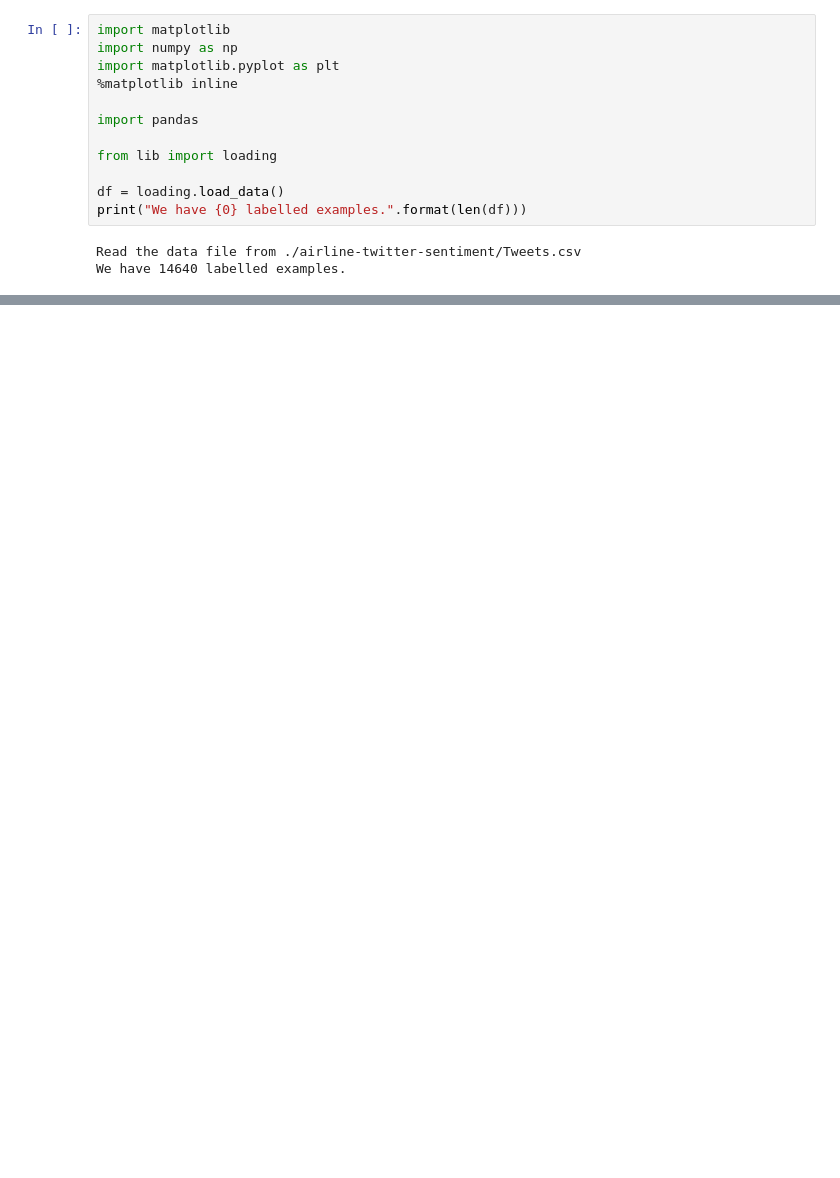
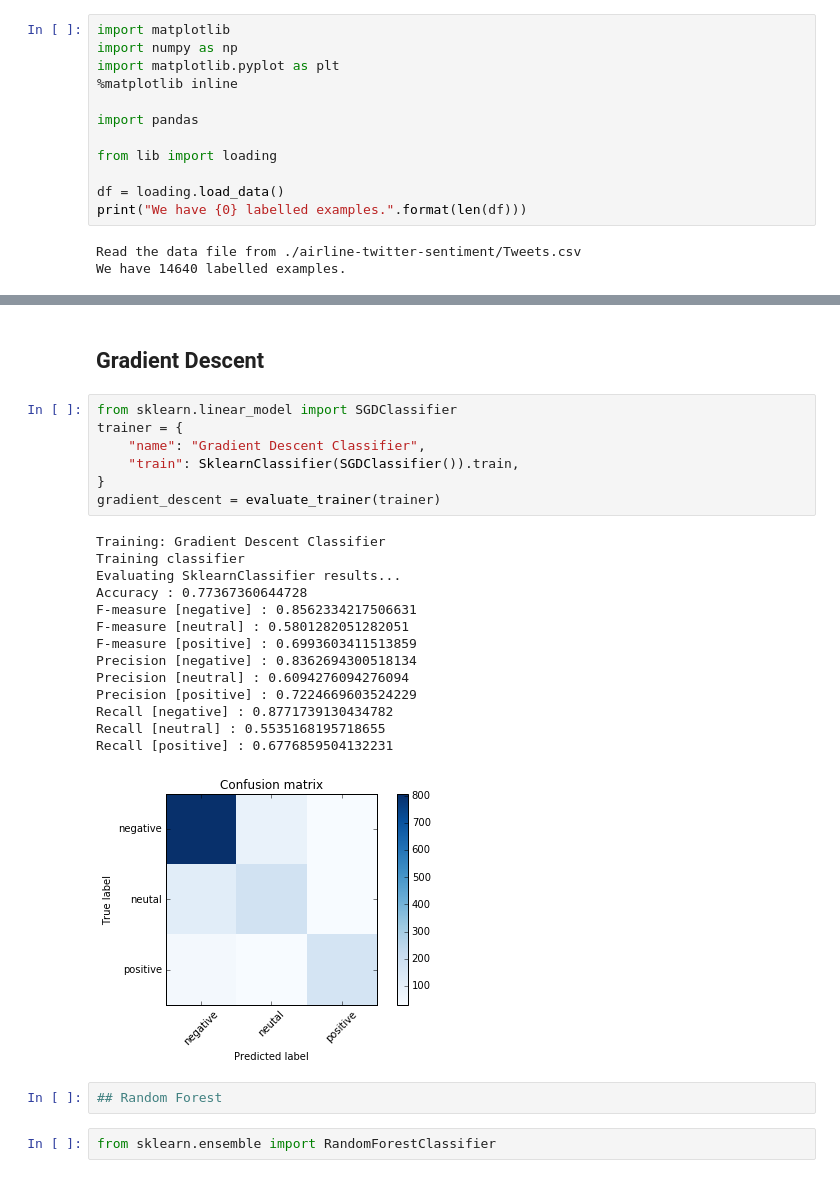
Before and after one commit to vlad-doru/master, a Jupyter notebook: TM/ML Approaches.ipynb, the cells around one changed output, grey strips where cells are left out. Saved outputs shown, nothing was run; the diff lists cells and outputs as text; blank space fills up the shorter version.

```diff
--- a/TM/ML Approaches.ipynb
+++ b/TM/ML Approaches.ipynb
@@ -76,0 +126,28 @@ plot_confusion_matrix(cm)
+# %% [markdown]
+## Gradient Descent
+# %%
+from sklearn.linear_model import SGDClassifier
+trainer = {
+    "name": "Gradient Descent Classifier",
+    "train": SklearnClassifier(SGDClassifier()).train,
+}
+gradient_descent = evaluate_trainer(trainer)
+# %% [output]
+Training: Gradient Descent Classifier
+Training classifier
+Evaluating SklearnClassifier results...
+Accuracy : 0.77367360644728
+F-measure [negative] : 0.8562334217506631
+F-measure [neutral] : 0.5801282051282051
+F-measure [positive] : 0.6993603411513859
+Precision [negative] : 0.8362694300518134
+Precision [neutral] : 0.6094276094276094
+Precision [positive] : 0.7224669603524229
+Recall [negative] : 0.8771739130434782
+Recall [neutral] : 0.5535168195718655
+Recall [positive] : 0.6776859504132231
+[figure, added]
+# %%
+## Random Forest
+# %%
+from sklearn.ensemble import RandomForestClassifier
```
Also changed, not shown: parts of 11 cells of this notebook.
